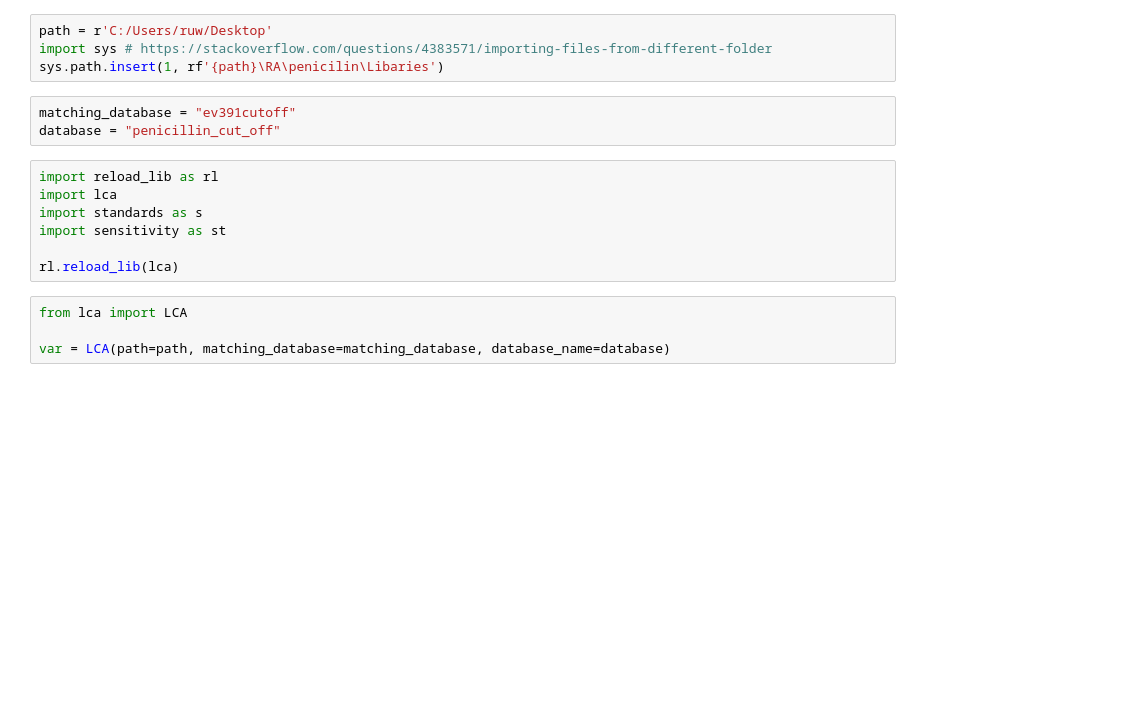
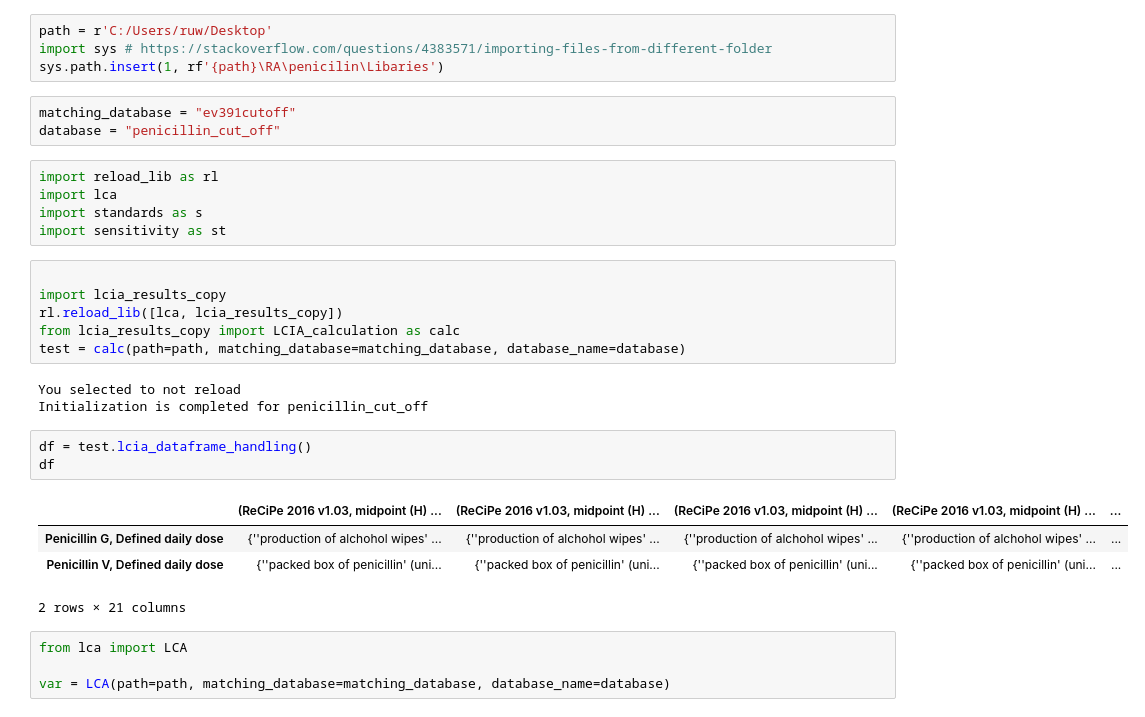
Before and after one commit to RuneWF/penicilin, a Jupyter notebook: Jupyter scripts/playground.ipynb, the cells around one changed output. Drawn from its saved outputs; the diff is of its cells as text; blank space fills up the shorter version.

```diff
--- a/Jupyter scripts/playground.ipynb
+++ b/Jupyter scripts/playground.ipynb
@@ -10,8 +10,23 @@ import reload_lib as rl
 import lca
 import standards as s
 import sensitivity as st
-
-rl.reload_lib(lca)
+# %%
+
+import lcia_results_copy
+rl.reload_lib([lca, lcia_results_copy])
+from lcia_results_copy import LCIA_calculation as calc
+test = calc(path=path, matching_database=matching_database, database_name=database)
+# %% [output]
+You selected to not reload
+Initialization is completed for penicillin_cut_off
+# %%
+df = test.lcia_dataframe_handling()
+df
+# %% [output]
+|  | (ReCiPe 2016 v1.03, midpoint (H) ... | (ReCiPe 2016 v1.03, midpoint (H) ... | (ReCiPe 2016 v1.03, midpoint (H) ... | (ReCiPe 2016 v1.03, midpoint (H) ... | ... |
+| Penicillin G, Defined daily dose | {''production of alchohol wipes' ... | {''production of alchohol wipes' ... | {''production of alchohol wipes' ... | {''production of alchohol wipes' ... | ... |
+| Penicillin V, Defined daily dose | {''packed box of penicillin' (uni... | {''packed box of penicillin' (uni... | {''packed box of penicillin' (uni... | {''packed box of penicillin' (uni... | ... |
+2 rows × 21 columns
 # %%
 from lca import LCA
 
```
Also changed, not shown: parts of 18 cells of this notebook, 13 other files.
